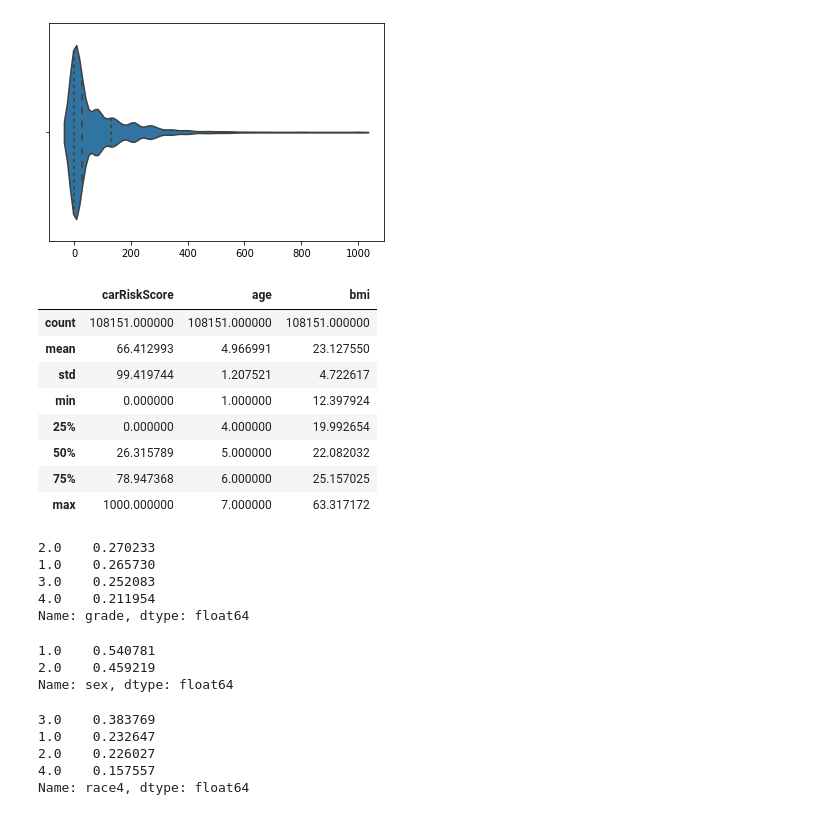
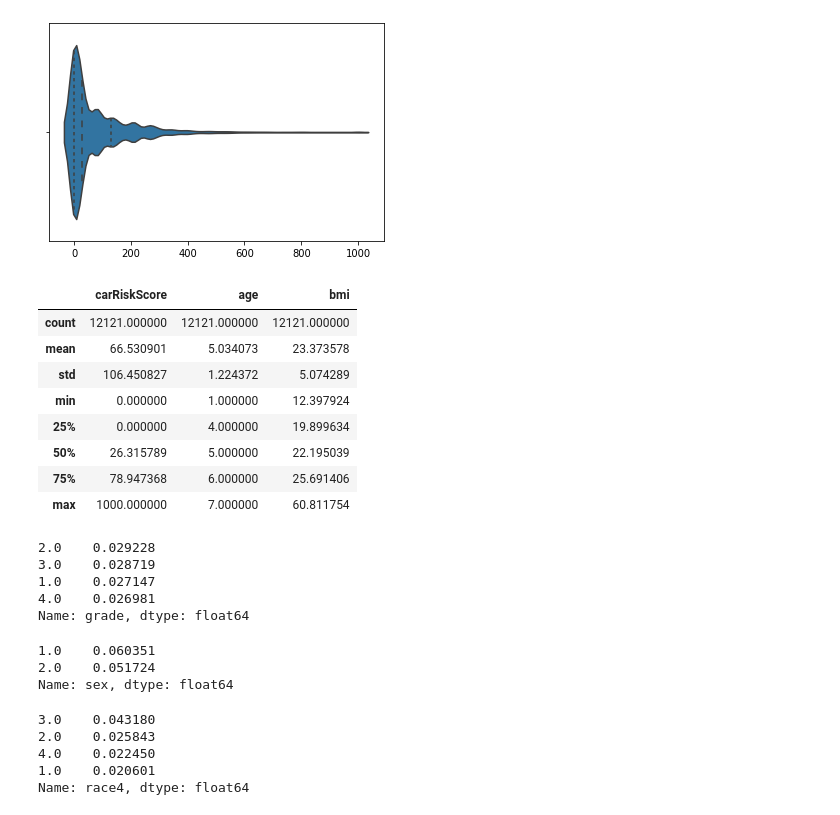
Before and after one commit to brodyee/STATS551_Project, a Jupyter notebook: eda/jamesEDA.ipynb, the cells around one changed output. Drawn from its saved outputs; the diff is of its cells as text; code cells hidden in the pictures.

Commit message:
Finished summarise 2017 the following variables: "carRiskScore", "age", "bmi", "grade", "sex", "race4"

```diff
--- a/eda/jamesEDA.ipynb
+++ b/eda/jamesEDA.ipynb
@@ -286,38 +286,39 @@ pd.to_pickle(surv11, roott "cleanSurv11.pkl")
 # %%
 root = "../data/"
 df = pd.read_csv(root + 'survCleanWithSameCols.csv')
+df_2017 = df.query('year == 2017')
 # %%
-df[["carRiskScore", "age", "bmi"]].describe()
+df_2017[["carRiskScore", "age", "bmi"]].describe()
 # %% [output]
 |  | carRiskScore | age | bmi |
-| count | 108151.000000 | 108151.000000 | 108151.000000 |
-| mean | 66.412993 | 4.966991 | 23.127550 |
-| std | 99.419744 | 1.207521 | 4.722617 |
+| count | 12121.000000 | 12121.000000 | 12121.000000 |
+| mean | 66.530901 | 5.034073 | 23.373578 |
+| std | 106.450827 | 1.224372 | 5.074289 |
 | min | 0.000000 | 1.000000 | 12.397924 |
-| 25% | 0.000000 | 4.000000 | 19.992654 |
-| 50% | 26.315789 | 5.000000 | 22.082032 |
-| 75% | 78.947368 | 6.000000 | 25.157025 |
-| max | 1000.000000 | 7.000000 | 63.317172 |
+| 25% | 0.000000 | 4.000000 | 19.899634 |
+| 50% | 26.315789 | 5.000000 | 22.195039 |
+| 75% | 78.947368 | 6.000000 | 25.691406 |
+| max | 1000.000000 | 7.000000 | 60.811754 |
 # %%
 n = df.shape[0]
-df.grade.value_counts()/df.shape[0]
+df_2017.grade.value_counts()/df.shape[0]
 # %% [output]
-2.0    0.270233
-1.0    0.265730
-3.0    0.252083
-4.0    0.211954
+2.0    0.029228
+3.0    0.028719
+1.0    0.027147
+4.0    0.026981
 Name: grade, dtype: float64
 # %%
-df.sex.value_counts()/n
+df_2017.sex.value_counts()/n
 # %% [output]
-1.0    0.540781
-2.0    0.459219
+1.0    0.060351
+2.0    0.051724
 Name: sex, dtype: float64
 # %%
-df.race4.value_counts()/n
+df_2017.race4.value_counts()/n
 # %% [output]
-3.0    0.383769
-1.0    0.232647
-2.0    0.226027
-4.0    0.157557
+3.0    0.043180
+2.0    0.025843
+4.0    0.022450
+1.0    0.020601
 Name: race4, dtype: float64
```
